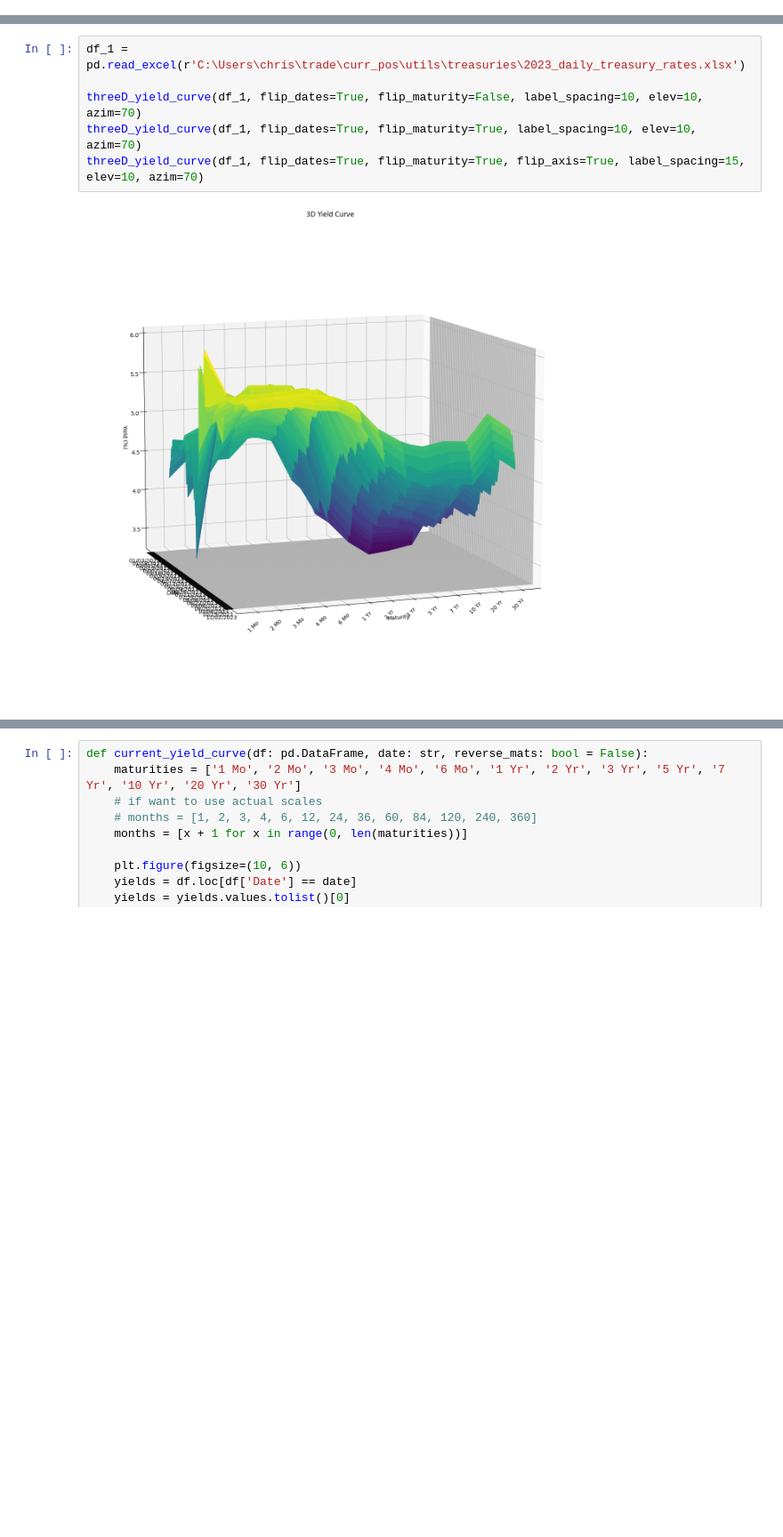
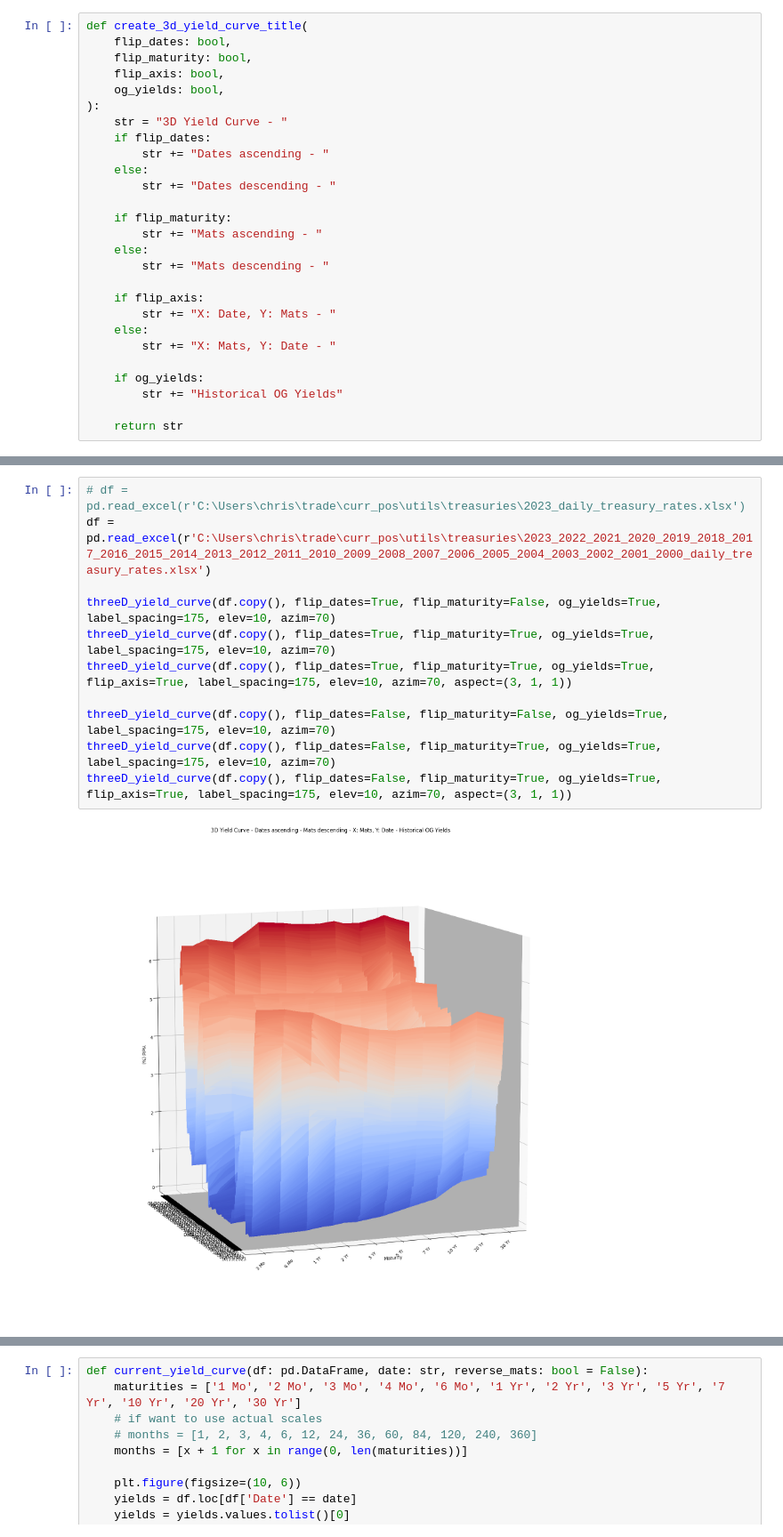
Before and after one commit to cleeclee123/ETF_Info, a Jupyter notebook: yields.ipynb, the cells around one changed output, grey strips where cells are left out. Shown at 89% size. Drawn from its saved outputs; the diff is of its cells as text; blank space fills up the shorter version.

Commit message:
the yield curve

```diff
--- a/yields.ipynb
+++ b/yields.ipynb
@@ -5,2 +7,29 @@ import matplotlib.pyplot as plt
 from typing import List
+# %%
+def create_3d_yield_curve_title(
+    flip_dates: bool,
+    flip_maturity: bool,
+    flip_axis: bool,
+    og_yields: bool,
+):
+    str = "3D Yield Curve - "
+    if flip_dates:
+        str += "Dates ascending - "
+    else:
+        str += "Dates descending - "
+
+    if flip_maturity:
+        str += "Mats ascending - "
+    else:
+        str += "Mats descending - "
+
+    if flip_axis:
+        str += "X: Date, Y: Mats - "
+    else:
+        str += "X: Mats, Y: Date - "
+
+    if og_yields:
+        str += "Historical OG Yields"
+
+    return str
 # %%
@@ -60,9 +129,14 @@ def threeD_yield_curve(df: pd.DataFrame, flip_dates: bool = False, flip_maturity
     plt.show()
 # %%
-df_1 = pd.read_excel(r'C:\Users\chris\trade\curr_pos\utils\treasuries\2023_daily_treasury_rates.xlsx')
+# df = pd.read_excel(r'C:\Users\chris\trade\curr_pos\utils\treasuries\2023_daily_treasury_rates.xlsx')
+df = pd.read_excel(r'C:\Users\chris\trade\curr_pos\utils\treasuries\2023_2022_2021_2020_2019_2018_2017_2016_2015_2014_2013_2012_2011_2010_2009_2008_2007_2006_2005_2004_2003_2002_2001_2000_daily_treasury_rates.xlsx')
 
-threeD_yield_curve(df_1, flip_dates=True, flip_maturity=False, label_spacing=10, elev=10, azim=70)
-threeD_yield_curve(df_1, flip_dates=True, flip_maturity=True, label_spacing=10, elev=10, azim=70)
-threeD_yield_curve(df_1, flip_dates=True, flip_maturity=True, flip_axis=True, label_spacing=15, elev=10, azim=70)
+threeD_yield_curve(df.copy(), flip_dates=True, flip_maturity=False, og_yields=True, label_spacing=175, elev=10, azim=70)
+threeD_yield_curve(df.copy(), flip_dates=True, flip_maturity=True, og_yields=True, label_spacing=175, elev=10, azim=70)
+threeD_yield_curve(df.copy(), flip_dates=True, flip_maturity=True, og_yields=True, flip_axis=True, label_spacing=175, elev=10, azim=70, aspect=(3, 1, 1))
+
+threeD_yield_curve(df.copy(), flip_dates=False, flip_maturity=False, og_yields=True, label_spacing=175, elev=10, azim=70)
+threeD_yield_curve(df.copy(), flip_dates=False, flip_maturity=True, og_yields=True, label_spacing=175, elev=10, azim=70)
+threeD_yield_curve(df.copy(), flip_dates=False, flip_maturity=True, og_yields=True, flip_axis=True, label_spacing=175, elev=10, azim=70, aspect=(3, 1, 1))
 # %% [output]
-[figure, old version]
+[figure, new version]
```
Also changed, not shown: parts of 4 cells of this notebook, 23 other files.
